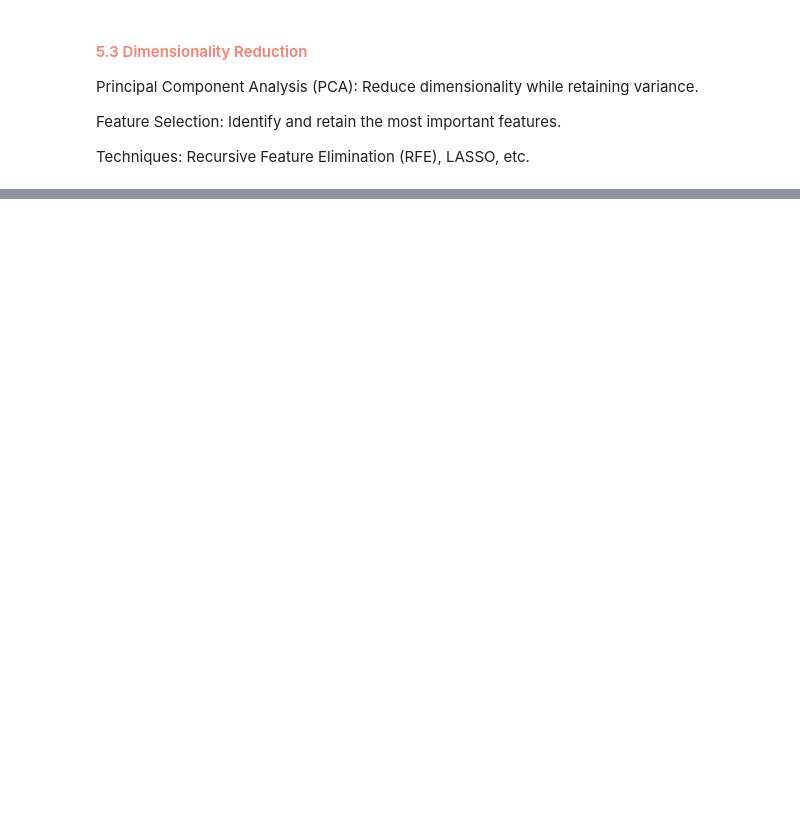
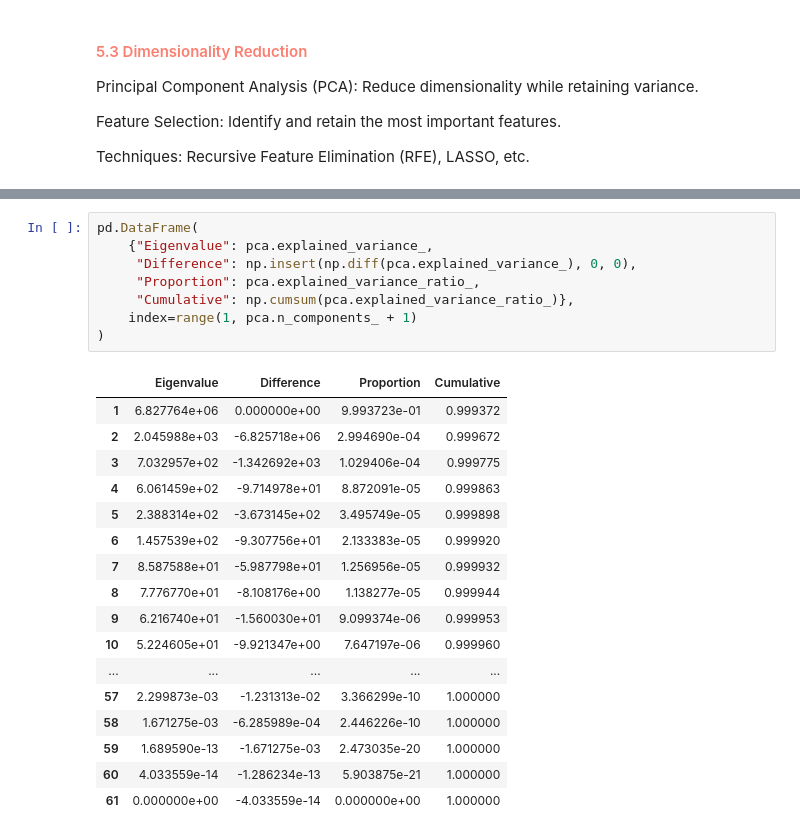
Before and after one commit to Gomsofi06/Data_Mining_NOVAIMS, a Jupyter notebook: src/Data_transformation.ipynb, the cells around one changed output, grey strips where cells are left out. Drawn from its saved outputs; the diff is of its cells as text; blank space fills up the shorter version.

```diff
--- a/src/Data_transformation.ipynb
+++ b/src/Data_transformation.ipynb
@@ -193,0 +316,26 @@ Techniques: Recursive Feature Elimination (RFE), LASSO, etc.
+# %%
+pd.DataFrame(
+    {"Eigenvalue": pca.explained_variance_,
+     "Difference": np.insert(np.diff(pca.explained_variance_), 0, 0),
+     "Proportion": pca.explained_variance_ratio_,
+     "Cumulative": np.cumsum(pca.explained_variance_ratio_)},
+    index=range(1, pca.n_components_ + 1)
+)
+# %% [output]
+|  | Eigenvalue | Difference | Proportion | Cumulative |
+| 1 | 6.827764e+06 | 0.000000e+00 | 9.993723e-01 | 0.999372 |
+| 2 | 2.045988e+03 | -6.825718e+06 | 2.994690e-04 | 0.999672 |
+| 3 | 7.032957e+02 | -1.342692e+03 | 1.029406e-04 | 0.999775 |
+| 4 | 6.061459e+02 | -9.714978e+01 | 8.872091e-05 | 0.999863 |
+| 5 | 2.388314e+02 | -3.673145e+02 | 3.495749e-05 | 0.999898 |
+| 6 | 1.457539e+02 | -9.307756e+01 | 2.133383e-05 | 0.999920 |
+| 7 | 8.587588e+01 | -5.987798e+01 | 1.256956e-05 | 0.999932 |
+| 8 | 7.776770e+01 | -8.108176e+00 | 1.138277e-05 | 0.999944 |
+| 9 | 6.216740e+01 | -1.560030e+01 | 9.099374e-06 | 0.999953 |
+| 10 | 5.224605e+01 | -9.921347e+00 | 7.647197e-06 | 0.999960 |
+| ... | ... | ... | ... | ... |
+| 57 | 2.299873e-03 | -1.231313e-02 | 3.366299e-10 | 1.000000 |
+| 58 | 1.671275e-03 | -6.285989e-04 | 2.446226e-10 | 1.000000 |
+| 59 | 1.689590e-13 | -1.671275e-03 | 2.473035e-20 | 1.000000 |
+| 60 | 4.033559e-14 | -1.286234e-13 | 5.903875e-21 | 1.000000 |
+| 61 | 0.000000e+00 | -4.033559e-14 | 0.000000e+00 | 1.000000 |
```
Also changed, not shown: parts of 17 cells of this notebook.
